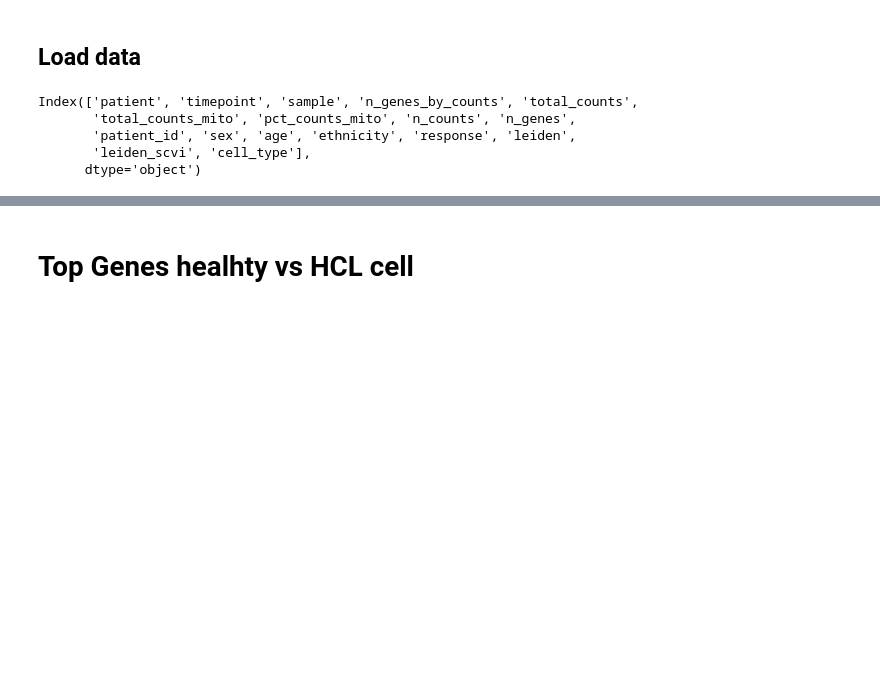
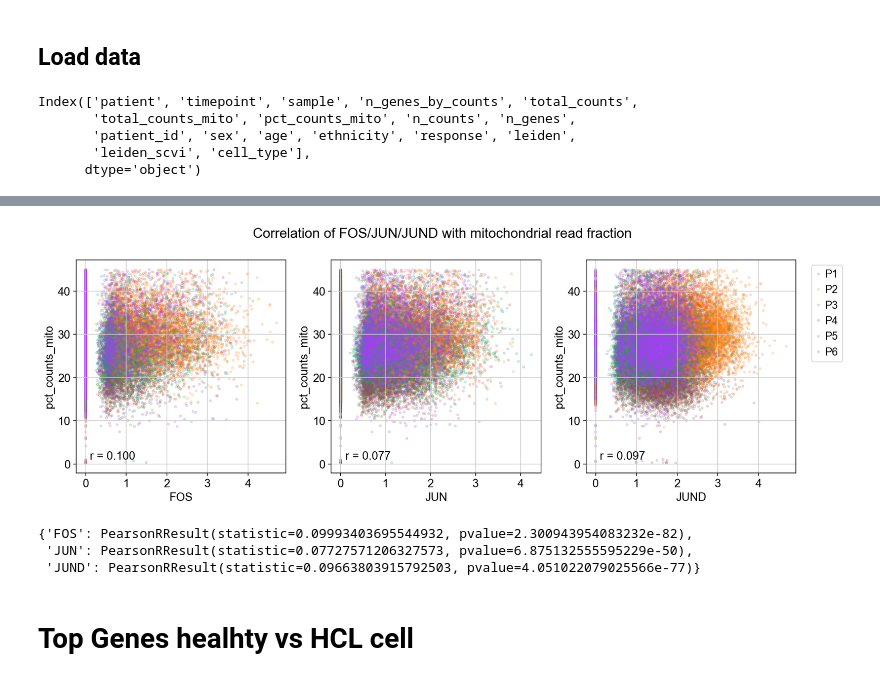
Before and after one commit to icbi-lab/hcl_atlas, a Jupyter notebook: analyses/70_downstream_analysis/71_gene_expression.ipynb, the cells around one changed output, grey strips where cells are left out. Saved outputs shown, nothing was run; the diff lists cells and outputs as text; code cells hidden in the pictures; blank space fills up the shorter version.

```diff
--- a/analyses/70_downstream_analysis/71_gene_expression.ipynb
+++ b/analyses/70_downstream_analysis/71_gene_expression.ipynb
@@ -50,3 +47,28 @@ sc.pl.embedding(
+# %%
+GENES = ["FOS", "JUN", "JUND"]
+tmp_df = sc.get.obs_df(adata, ["pct_counts_mito", *GENES, "patient"])
+corr_dict= {
+    gene: scipy.stats.pearsonr(tmp_df[gene], tmp_df["pct_counts_mito"]) for gene in GENES
+}
+fig, axs = plt.subplots(1, 3, figsize=(14, 5))
+for gene, ax in zip(GENES, axs):
+    sns.scatterplot(data=tmp_df, x=gene, y="pct_counts_mito", hue="patient", marker=".", ax=ax, alpha=0.2, edgecolor=None)
+    ax.text(0.1, 1, f"r = {corr_dict[gene].statistic:.3f}")
+    if gene != "JUND":
+        ax.legend().remove()
+    else:
+        plt.legend(loc='upper left', bbox_to_anchor=(1.05, 1))
+fig.suptitle("Correlation of FOS/JUN/JUND with mitochondrial read fraction")
+fig.tight_layout()
+fig.savefig(artifact_dir + "/mitochondrial_correlation.pdf", bbox_inches="tight")
+# %% [output]
+[figure, added]
+# %%
+corr_dict
+# %% [output]
+{'FOS': PearsonRResult(statistic=0.09993403695544932, pvalue=2.300943954083232e-82),
+ 'JUN': PearsonRResult(statistic=0.07727571206327573, pvalue=6.875132555595229e-50),
+ 'JUND': PearsonRResult(statistic=0.09663803915792503, pvalue=4.051022079025566e-77)}
 # %% [markdown]
 # Top Genes healhty vs HCL cell
 # %%
```
Also changed, not shown: parts of 7 cells of this notebook, 2 other files.
